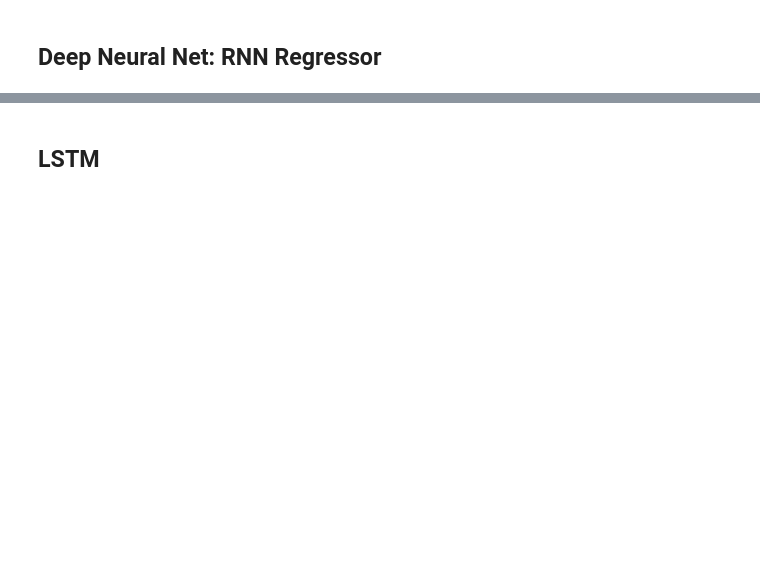
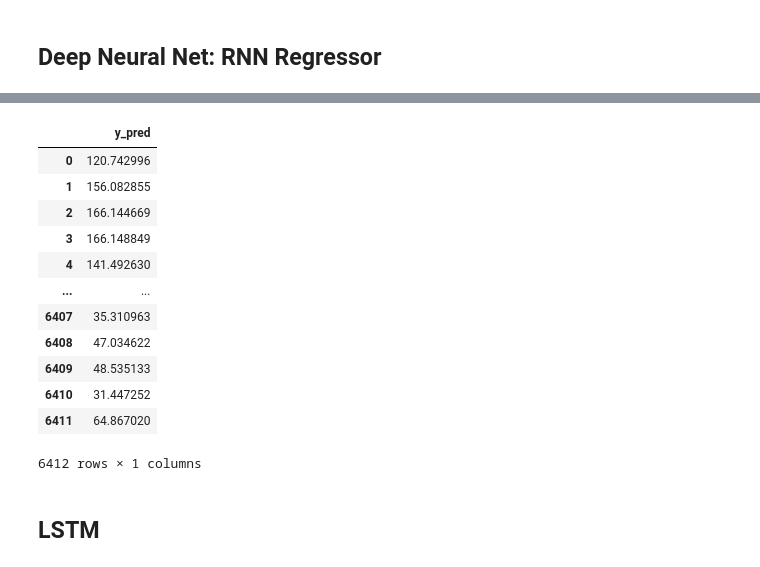
Before and after one commit to Enkode13/Time_Series_Engine_Failure_Forecasting, a Jupyter notebook: proj.ipynb, the cells around one changed output, grey strips where cells are left out. Saved outputs shown, nothing was run; the diff lists cells and outputs as text; code cells hidden in the pictures; blank space fills up the shorter version.

```diff
--- a/proj.ipynb
+++ b/proj.ipynb
@@ -82,0 +89,3 @@ Index(['Engine id', 'Cycle number', 'Operation Condition 1',
+# %%
+test_f['Remaining_cycles'] = test_f['forecast']-test_f['Cycle number']
+test_f.head()
@@ -195,31 +270,31 @@ import keras
 from keras import layers
 # %%
 model = tf.keras.Sequential([
-    layers.SimpleRNN(units = 48,
+    layers.SimpleRNN(units = 50,
                         # activation = tf.nn.relu,
                         return_sequences = True,
-                        input_shape = (X_train.shape[1],1)),
-    layers.Dropout(0.2),
-    layers.SimpleRNN(units = 48,
-                        # activation = tf.nn.relu,
-                        return_sequences = True
-                        ),
-    layers.SimpleRNN(units = 48,
+                        input_shape = (X_train_reshaped.shape[1],X_train_reshaped.shape[2])),
+    # layers.Dropout(0.2),
+    # layers.SimpleRNN(units = 48,
+    #                     activation = tf.nn.relu,
+    #                     return_sequences = True
+    #                     ),
+    # layers.SimpleRNN(units = 48,
                         # activation = "relu",
                         # return_sequences = True
-                        ),
-    # layers.SimpleRNN(units = 50),
-    layers.Dense(1,
+                        # ),
+    layers.SimpleRNN(units = 50),
+    layers.Dense(1, activation='linear'
                 #  activation=tf.nn.softmax
                  )
 ])
 
-model.compile(optimizer= keras.optimizers.Adamax(learning_rate=0.0006),
-              loss='mean_squared_error')
+# model.compile(optimizer= keras.optimizers.Adam(learning_rate=0.001),
+#               loss='mean_squared_error')
 
-# model.compile(optimizer = keras.optimizers.legacy.SGD(learning_rate=0.0005,
-#                                 #   decay=1e-7,
-#                                 #   momentum=0.9,
-#                                 #   nesterov=False
-#                                   ),
-#                   loss = "mean_squared_error")
+model.compile(optimizer = keras.optimizers.legacy.SGD(learning_rate=0.0005,
+                                  decay=1e-7,
+                                  momentum=0.9,
+                                  nesterov=False
+                                  ),
+                  loss = "mean_squared_error")
@@ -228,4 +301,4 @@ WARNING:absl:At this time, the v2.11+ optimizer `tf.keras.optimizers.Adamax` run
 # %%
-model.fit(X_train_sc, y_train, epochs=10, batch_size=32, validation_data=(X_test_sc, y_test), )
+model.fit(X_train_reshaped, y_train, epochs=10, batch_size=32, validation_data=(X_test_reshaped, y_test), )
 # %% [output]
 Epoch 1/10
@@ -272,2 +339,5 @@ Trainable params: 11761 (45.94 KB)
 Non-trainable params: 0 (0.00 Byte)
 _________________________________________________________________
+# %%
+pd.DataFrame({'y_pred':model.predict(X_test_reshaped).reshape(X_test.shape[0])})
+# %% [output]
@@ -274,3 +345,16 @@ _________________________________________________________________
+|  | y_pred |
+| 0 | 120.742996 |
+| 1 | 156.082855 |
+| 2 | 166.144669 |
+| 3 | 166.148849 |
+| 4 | 141.492630 |
+| ... | ... |
+| 6407 | 35.310963 |
+| 6408 | 47.034622 |
+| 6409 | 48.535133 |
+| 6410 | 31.447252 |
+| 6411 | 64.867020 |
+6412 rows × 1 columns
 # %% [markdown]
 ## LSTM
 # %%
```
Also changed, not shown: parts of 34 cells of this notebook.
